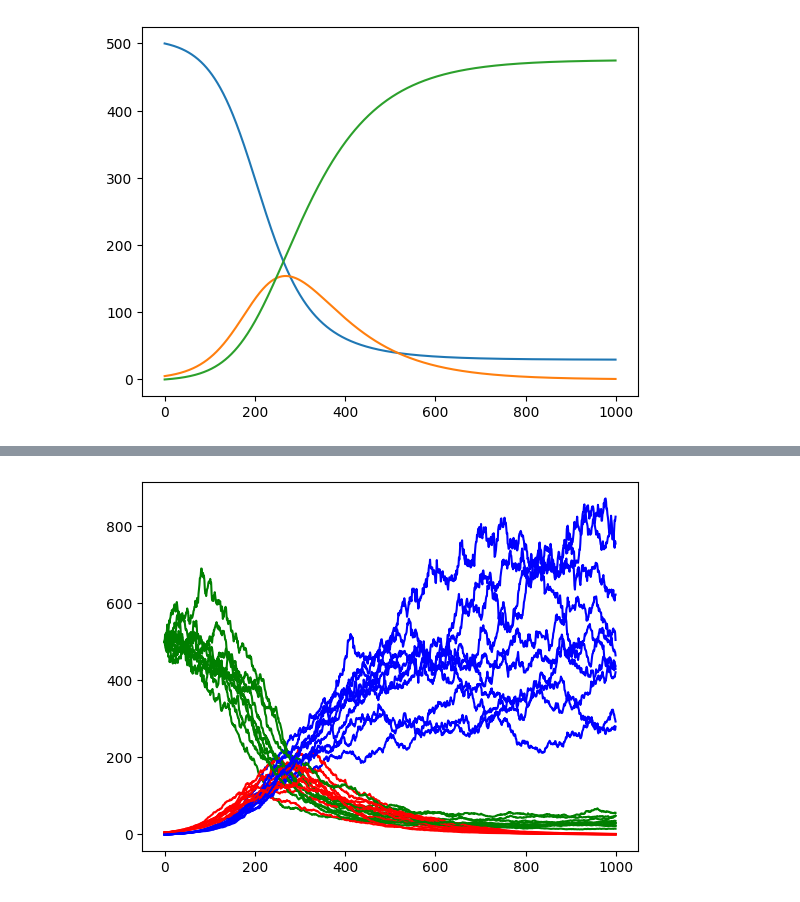
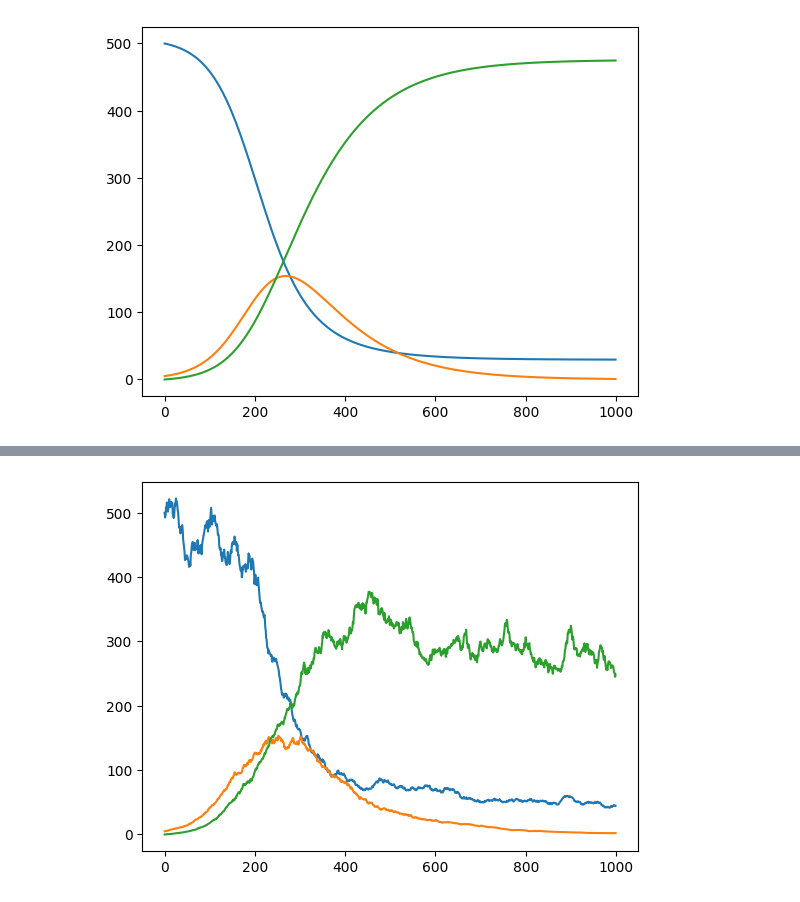
Before and after one commit to NAU-CCL/SPHERE, a Jupyter notebook: docs/solvers-2024-06-21.ipynb, the cells around one changed output, grey strips where cells are left out. Saved outputs shown, nothing was run; the diff lists cells and outputs as text; code cells hidden in the pictures.

```diff
--- a/docs/solvers-2024-06-21.ipynb
+++ b/docs/solvers-2024-06-21.ipynb
@@ -119,26 +171,27 @@ def SIR_RHS(x_t,t):
 
 args = {"drift": SIR_RHS,"diffusion": lambda x_t,t: 0.05 * x_t}
 
+num_steps = 100 * int(1/0.1)
+
+key = PRNGKey(seed = 5)
+solver = EulerMaruyamaSolver(delta_t = 0.1, prng_key = key, args = args)
 
 
-num_steps = 100 * int(1/0.1)
+x_t = jnp.ones((3,num_steps))
 
+x_t = x_t.at[:,0].set(jnp.array([500,5,0]))
 
-for key in np.arange(10):
-
-    key = PRNGKey(seed = 5)
-    solver = EulerMaruyamaSolver(delta_t = 0.1, prng_key = key, args = args)
-
-    x_t = jnp.ones((3,num_steps))
-
-    x_t = x_t.at[:,0].set(jnp.array([500,5,0]))
-
+def run(num_steps,x_t,key):
     for t in range(1,num_steps):
+        key,subkey = jax.random.split(key)
+        solver.prng_key = subkey
         x_t = x_t.at[:,t].set(solver.solve(x_t[:,t-1],t))
 
-    colors = ['green','red','blue']
-    for compartment in range(3):
-        plt.plot(x_t[compartment,:],color = colors[compartment])
-plt.show()
+    return x_t
+
+x_t = run(num_steps,x_t,key)
-# %% [output]
-[figure, removed]
+# %%
+for compartment in range(3):
+    plt.plot(x_t[compartment,:])
+# %% [output]
+[figure, added]
```
Also changed, not shown: parts of 8 cells of this notebook, 6 other files.
